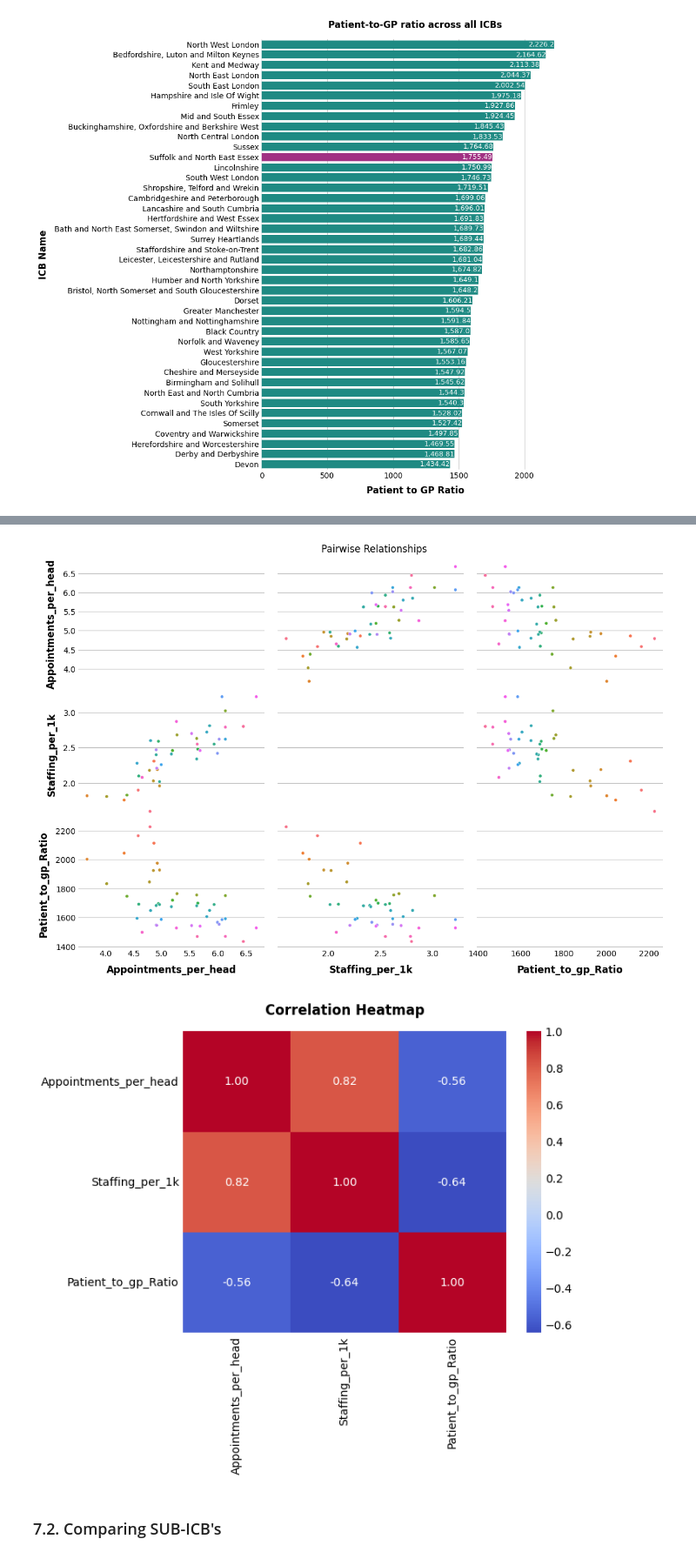
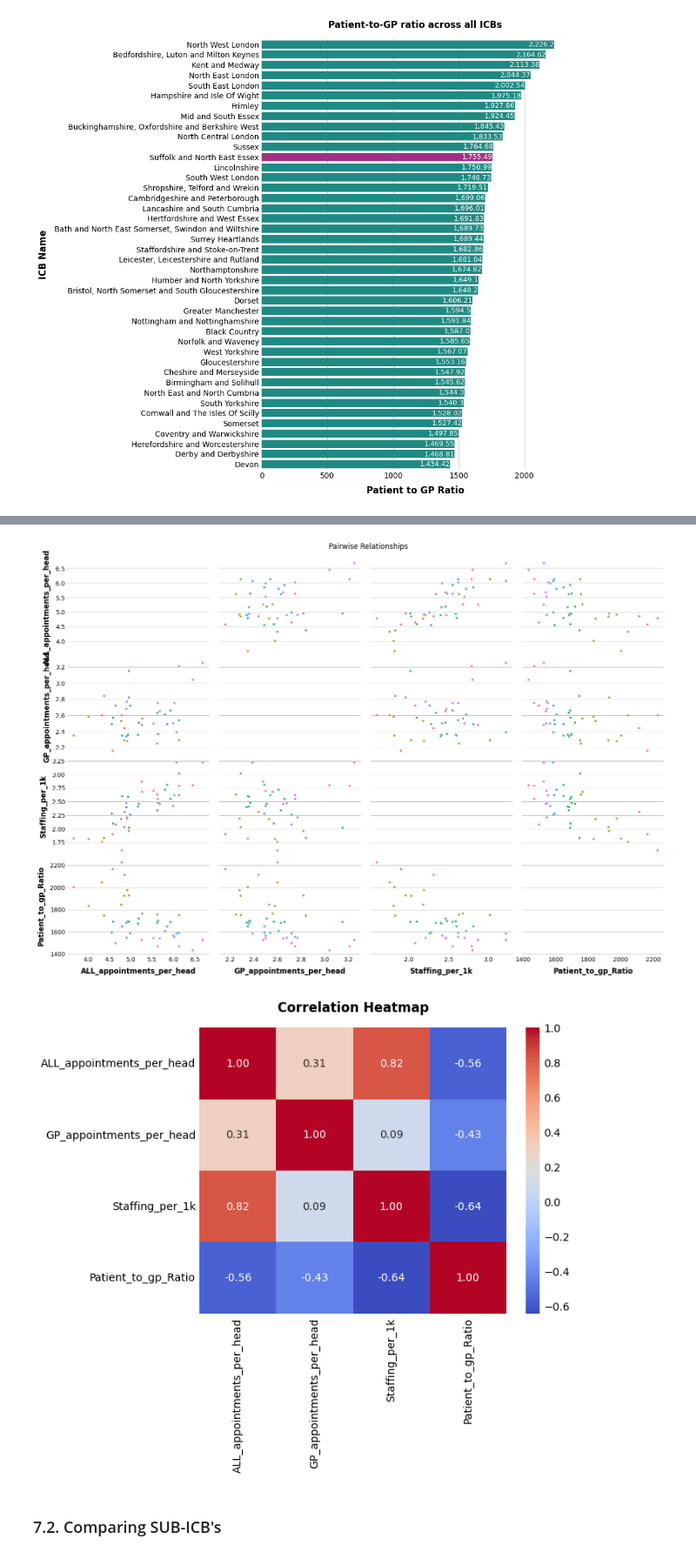
Before and after one commit to Norfolk-Suffolk-ICS/PrimaryCareDemandAndCapacity, a Jupyter notebook: notebooks/2e_Appointments_vs_staffing.ipynb, the cells around one changed output, grey strips where cells are left out. Shown at 87% size. Saved outputs shown, nothing was run; the diff lists cells and outputs as text; code cells hidden in the pictures.

```diff
--- a/notebooks/2e_Appointments_vs_staffing.ipynb
+++ b/notebooks/2e_Appointments_vs_staffing.ipynb
@@ -143,11 +130,0 @@ patients_df.tail()
-# %%
-# Add EU Standard Population weights to the DataFrame
-patients_df['standard_pop'] = patients_df['AGE_GROUP_5'].map(eu_standard_population)
-
-# Calculate crude rate
-patients_df['crude_rate'] = patients_df['NUMBER_OF_PATIENTS'] / patients_df['Total_pop']
-
-# Calculate crude rate
-patients_df['Std_patients_per_100k'] = (patients_df['crude_rate'] * patients_df['standard_pop']).round(2)
-
-patients_df.tail()
@@ -246,0 +250,13 @@ appointments_df
+# %%
+gp_appts_catalog_entry = catalog.single_data_sources[0]
+gp_appts_df = gp_appts_catalog_entry.load()
+
+# Combining data for all the ICB's
+dfs = []
+for ccg_name in gp_appts_catalog_entry.zip_file.namelist():
+    gp_appts_catalog_entry.csv_file = ccg_name
+    dfs.append(gp_appts_catalog_entry.load())
+
+gp_appointments_df = pd.concat(dfs, axis=0)
+gp_appointments_df = process_appointments_by_region(gp_appointments_df)
+gp_appointments_df
@@ -252,11 +282,13 @@ combined_fte_df = workforce_df.groupby(['SUB_ICB_CODE']).sum()
 
 # Merging all the datasets together
 appointments_vs_staffing_df = pd.merge(patients_df, appointments_df, on='SUB_ICB_CODE', how='inner')
+appointments_vs_staffing_df = pd.merge(appointments_vs_staffing_df, gp_appointments_df, on='SUB_ICB_CODE', how='left')
 appointments_vs_staffing_df = pd.merge(appointments_vs_staffing_df, workforce_df, on='SUB_ICB_CODE', how='right')
 appointments_vs_staffing_df = pd.merge(appointments_vs_staffing_df, combined_fte_df, on='SUB_ICB_CODE', how='left').drop(columns=('STAFF_GROUP_y')).rename(columns=({'FTE_y':'Combined Staff FTE','FTE_x':'FTE','STAFF_GROUP_x' : 'STAFF_GROUP'}))
 
 # Calculating Ratios
-appointments_vs_staffing_df['Appointments_per_head'] = (appointments_vs_staffing_df['COUNT_OF_APPOINTMENTS'] / appointments_vs_staffing_df['NUMBER_OF_PATIENTS']).round(2)
+appointments_vs_staffing_df['ALL_appointments_per_head'] = (appointments_vs_staffing_df['COUNT_OF_APPOINTMENTS'] / appointments_vs_staffing_df['NUMBER_OF_PATIENTS']).round(2)
+appointments_vs_staffing_df['GP_appointments_per_head'] = (appointments_vs_staffing_df['COUNT_OF_GP_APPOINTMENTS'] / appointments_vs_staffing_df['NUMBER_OF_PATIENTS']).round(2)
 # QUESTION --> adding FTE of all 4 staff group and divide that FTE by number of patients to get stafing per head ?
 appointments_vs_staffing_df['Staffing_per_1k'] = ((appointments_vs_staffing_df['Combined Staff FTE'] / appointments_vs_staffing_df['NUMBER_OF_PATIENTS']) * 1000).round(2)
 appointments_vs_staffing_df['Patient_to_gp_Ratio'] = (appointments_vs_staffing_df['NUMBER_OF_PATIENTS'] / appointments_vs_staffing_df['FTE']).round(2)
@@ -447,5 +452,5 @@ strong multicollinearity or other numerical problems.
 # %%
-appointments_vs_staffing_icb = pd.merge(appointments_vs_staffing_gp_df, icb_name_code_match, on='SUB_ICB_CODE', how='left').drop(columns=['SUB_ICB_CODE','ONS_CODE','NUMBER_OF_PATIENTS','COUNT_OF_APPOINTMENTS','STAFF_GROUP','FTE','ICB_CODE','SUB_ICB_NAME','Combined Staff FTE'])
+appointments_vs_staffing_icb = pd.merge(appointments_vs_staffing_gp_df, icb_name_code_match, on='SUB_ICB_CODE', how='left').drop(columns=['SUB_ICB_CODE','NUMBER_OF_PATIENTS','COUNT_OF_APPOINTMENTS','COUNT_OF_GP_APPOINTMENTS','STAFF_GROUP','FTE','ICB_CODE','SUB_ICB_NAME','Combined Staff FTE'])
 appointments_vs_staffing_icb = appointments_vs_staffing_icb.groupby(['ICB_NAME']).mean().sort_values(by='Patient_to_gp_Ratio', ascending=False).round(2).reset_index()
 appointments_vs_staffing_icb
 # %% [output]
@@ -487,20 +524,20 @@ plt.show()
 # %%
 # Pairplot for pairwise relationships
-pairplot = sns.pairplot(appointments_vs_staffing_icb, vars=['Appointments_per_head', 'Staffing_per_1k', 'Patient_to_gp_Ratio'], hue='ICB_NAME', diag_kind='kde', plot_kws={'legend': False}, aspect=1.5)
+pairplot = sns.pairplot(appointments_vs_staffing_icb, vars=['ALL_appointments_per_head', 'GP_appointments_per_head', 'Staffing_per_1k', 'Patient_to_gp_Ratio'], hue='ICB_NAME', diag_kind='kde', plot_kws={'legend': False}, aspect=1.5)
 pairplot._legend.remove()
 plt.suptitle("Pairwise Relationships", y=1.02)
 plt.show()
 # %% [output]
-[figure, old version]
+[figure, new version]
 # %%
 # Compute correlation matrix
-corr = appointments_vs_staffing_icb[['Appointments_per_head', 'Staffing_per_1k', 'Patient_to_gp_Ratio']].corr()
+corr = appointments_vs_staffing_icb[['ALL_appointments_per_head', 'GP_appointments_per_head', 'Staffing_per_1k', 'Patient_to_gp_Ratio']].corr()
 
 # Heatmap
 sns.heatmap(corr, annot=True, cmap='coolwarm', fmt=".2f")
 plt.title("Correlation Heatmap")
 plt.show()
 # %% [output]
-[figure, old version]
+[figure, new version]
 # %% [markdown]
 ### 7.2. Comparing SUB-ICB's
```
Also changed, not shown: parts of 56 cells of this notebook.
